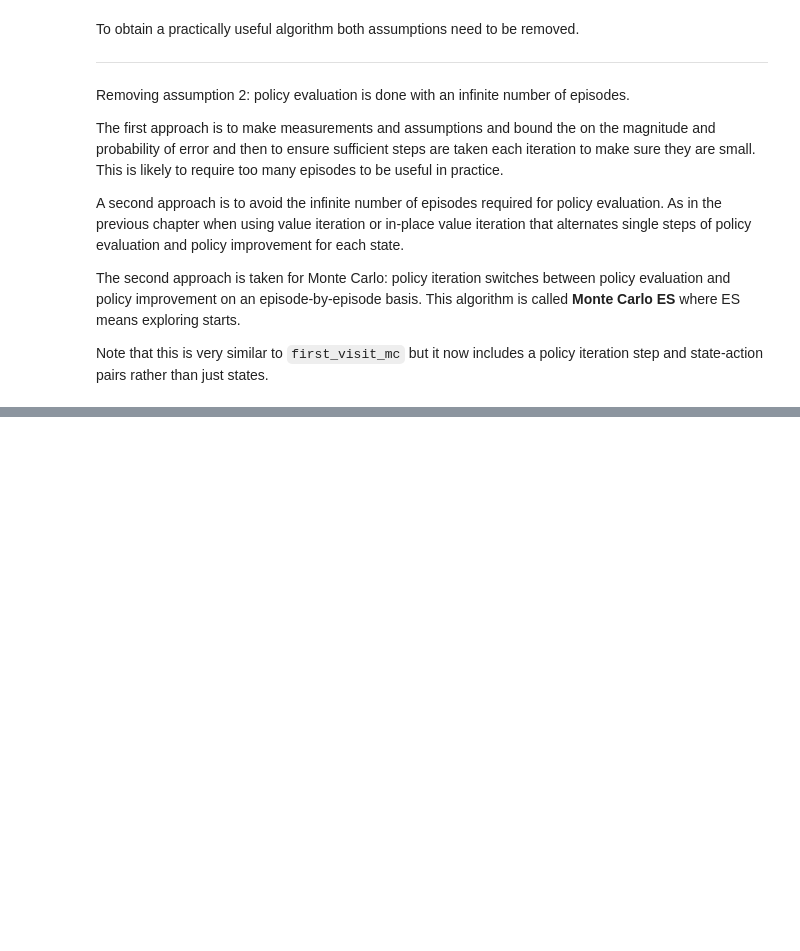
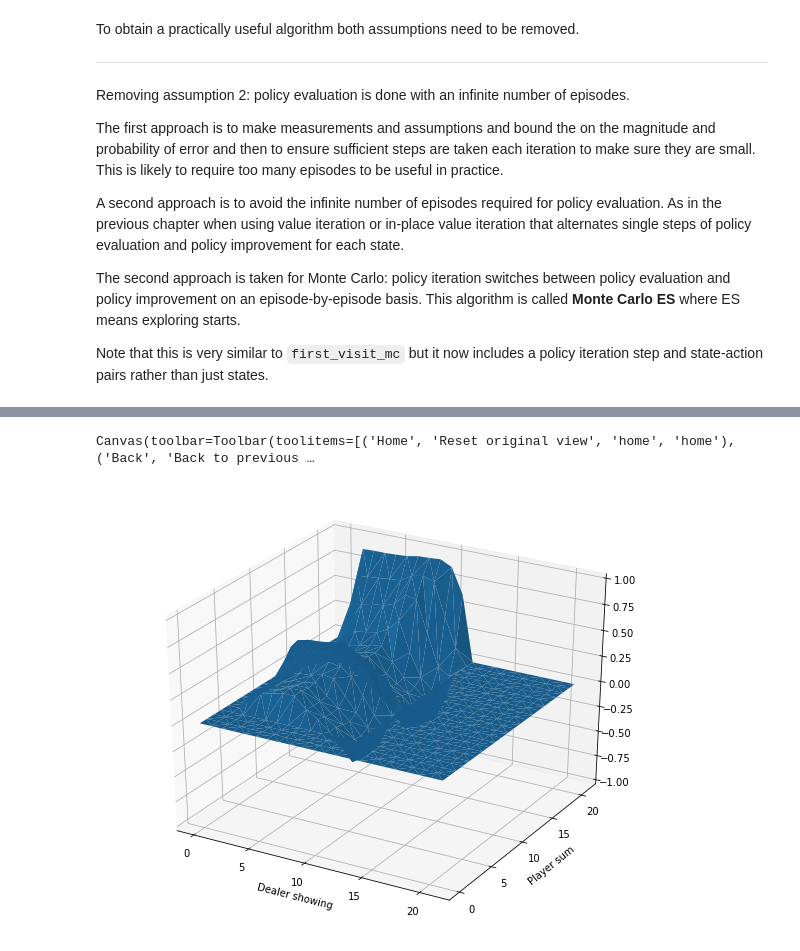
Before and after one commit to samgd/rl, a Jupyter notebook: rl_book_notes/part_1/4_monte_carlo_methods.ipynb, the cells around one changed output, grey strips where cells are left out. Drawn from its saved outputs; the diff is of its cells as text; code cells hidden in the pictures; blank space fills up the shorter version.

```diff
--- a/rl_book_notes/part_1/4_monte_carlo_methods.ipynb
+++ b/rl_book_notes/part_1/4_monte_carlo_methods.ipynb
@@ -615,0 +699,42 @@ img = np.zeros((11, ))
+# %%
+def recover_state_values(
+    policy: Mapping[Tuple[StateT, ActionT], float],
+    action_values: Mapping[StateT, Mapping[ActionT, float]],
+) -> Mapping[StateT, float]:
+    state_values = {}
+    for state, act_vals in action_values.items():
+        state_values[state] = 0
+        for act, val in act_vals.items():
+            state_values[state] += policy[(state, act)] * val
+    return state_values
+# %%
+state_values = recover_state_values(policy, action_values)
+# %%
+plt.close("all")
+%matplotlib widget
+fig = plt.figure(figsize=(10, 8))
+
+usable_ace = True
+values = np.zeros((22, 22))
+
+for state, value in state_values.items():
+    if state.player.usable_ace != usable_ace:
+        continue
+    values[state.player.value, state.dealer.value] = value
+
+X, Y = np.meshgrid(range(0, 22), range(0, 22))
+xs = X.flatten()
+ys = Y.flatten()
+zs = values.flatten()
+
+ax = fig.add_subplot(111, projection="3d")
+surf = ax.plot_trisurf(xs, ys, zs)
+ax.set_zlim3d(-1, 1)
+
+ax.set_xlabel("Dealer showing")
+ax.set_ylabel("Player sum")
+
+plt.show()
+# %% [output]
+Canvas(toolbar=Toolbar(toolitems=[('Home', 'Reset original view', 'home', 'home'), ('Back', 'Back to previous …
+[figure, added]
```
Also changed, not shown: parts of 13 cells of this notebook.
